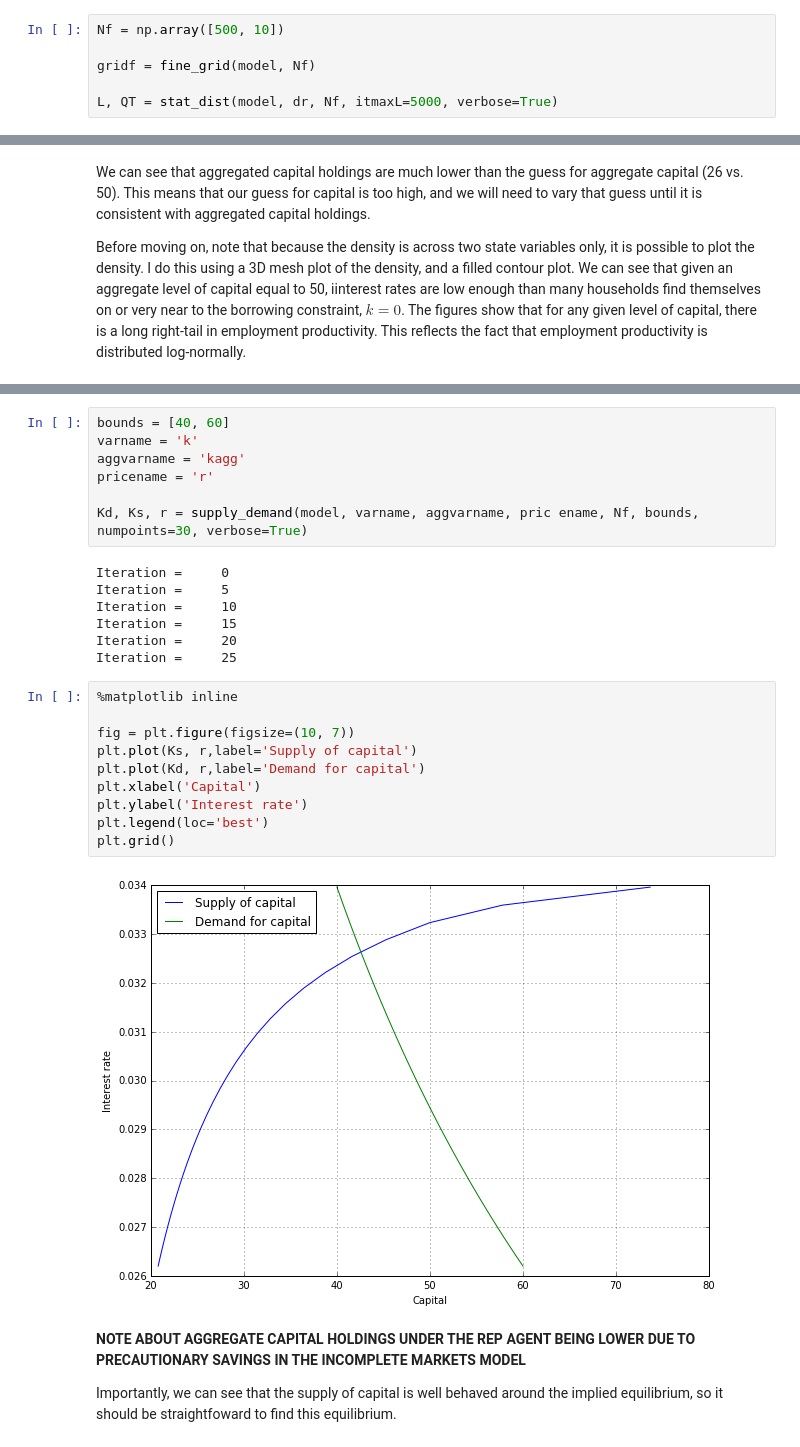
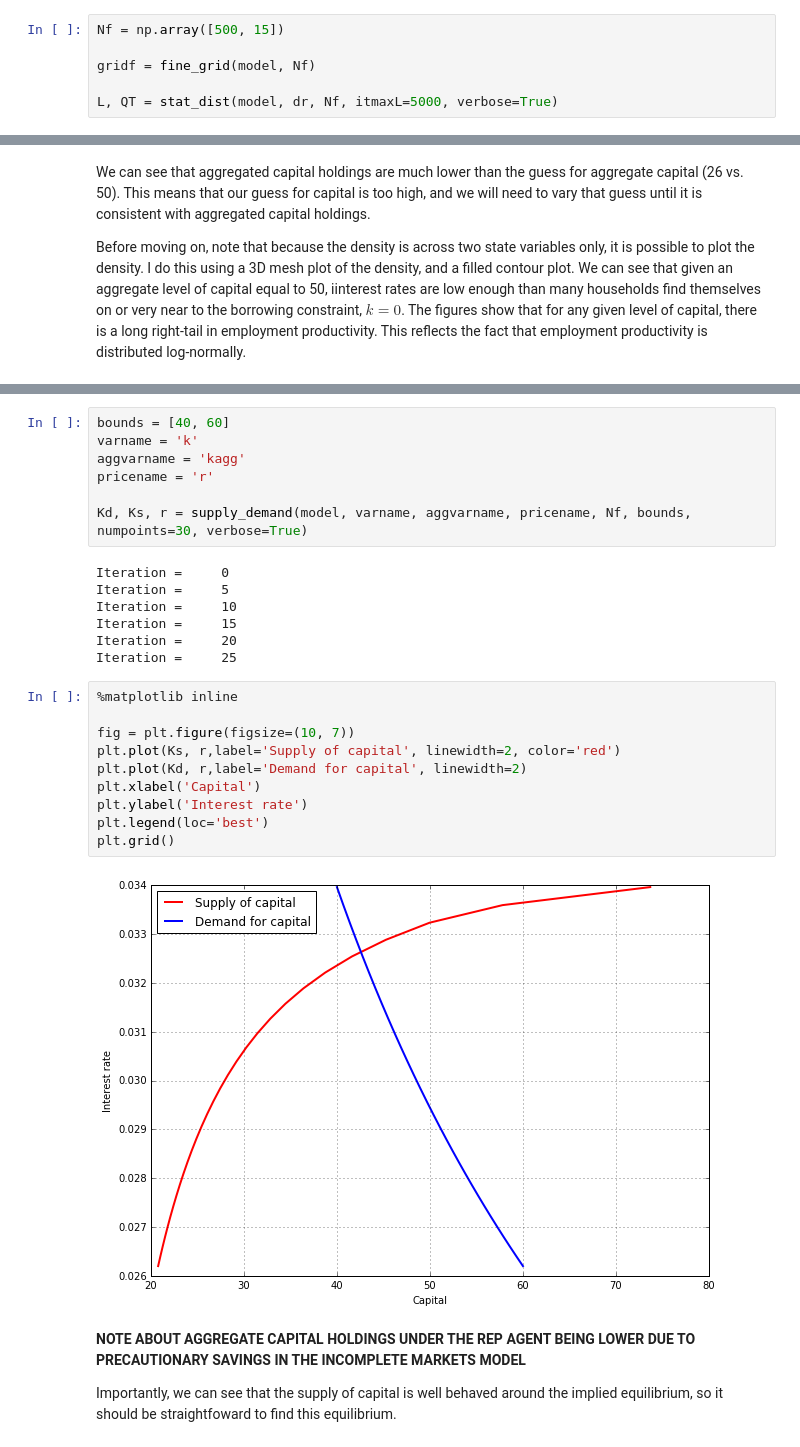
Before and after one commit to jagman88/dolo, a Jupyter notebook: examples/models/het_agents_dolo_CLEAN.ipynb, the cells around one changed output, grey strips where cells are left out. Cells and saved outputs as stored; diff of their text form.

```diff
--- a/examples/models/het_agents_dolo_CLEAN.ipynb
+++ b/examples/models/het_agents_dolo_CLEAN.ipynb
@@ -155,5 +143,5 @@ Helpfully, we can compute the stationary distribution in dolo with the single co
 # %%
-Nf = np.array([500, 10])
+Nf = np.array([500, 15])
 
 gridf = fine_grid(model, Nf)
 
@@ -235,7 +223,7 @@ varname = 'k'
 aggvarname = 'kagg'
 pricename = 'r'
 
-Kd, Ks, r = supply_demand(model, varname, aggvarname, pric ename, Nf, bounds, numpoints=30, verbose=True)
+Kd, Ks, r = supply_demand(model, varname, aggvarname, pricename, Nf, bounds, numpoints=30, verbose=True)
 # %% [output]
 Iteration =     0
 Iteration =     5
@@ -246,15 +234,15 @@ Iteration =     25
 # %%
 %matplotlib inline
 
 fig = plt.figure(figsize=(10, 7))
-plt.plot(Ks, r,label='Supply of capital')
-plt.plot(Kd, r,label='Demand for capital')
+plt.plot(Ks, r,label='Supply of capital', linewidth=2, color='red')
+plt.plot(Kd, r,label='Demand for capital', linewidth=2)
 plt.xlabel('Capital')
 plt.ylabel('Interest rate')
 plt.legend(loc='best')
 plt.grid()
 # %% [output]
-[figure, old version]
+[figure, new version]
 # %% [markdown]
 **NOTE ABOUT AGGREGATE CAPITAL HOLDINGS UNDER THE REP AGENT BEING LOWER DUE TO PRECAUTIONARY SAVINGS IN THE INCOMPLETE MARKETS MODEL**
 
```
Also changed, not shown: parts of 19 cells of this notebook, 2 other files.
